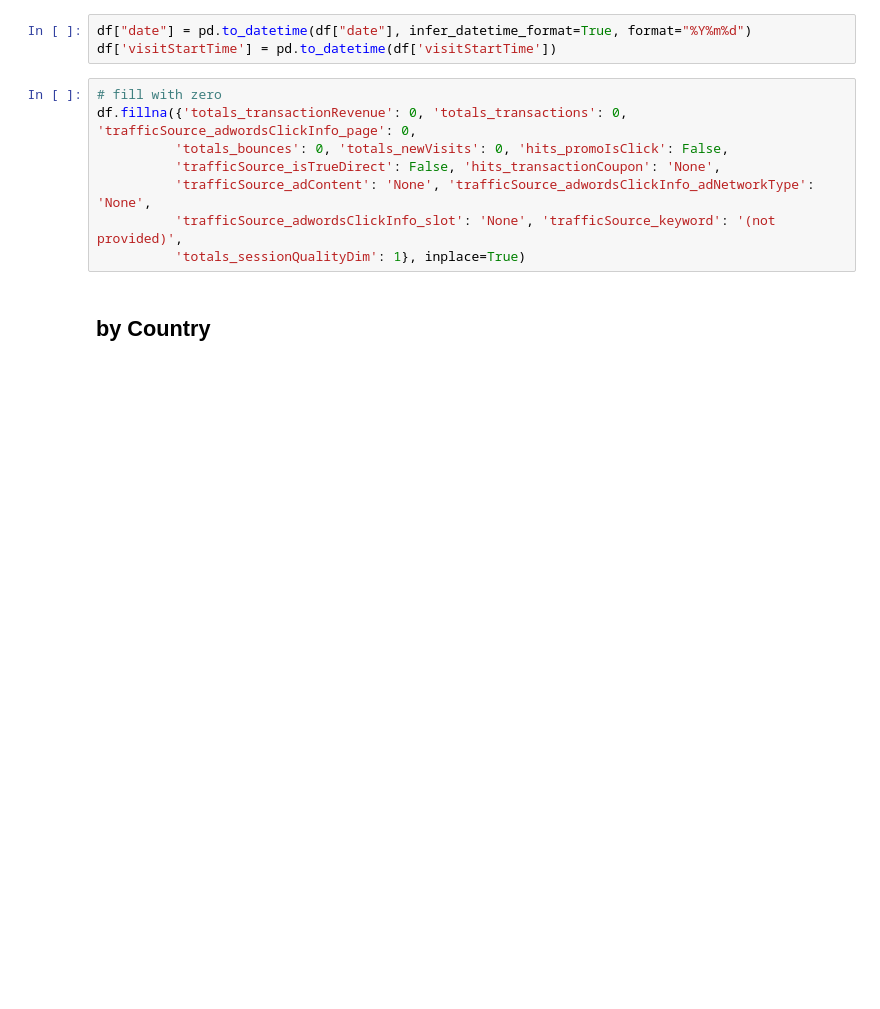
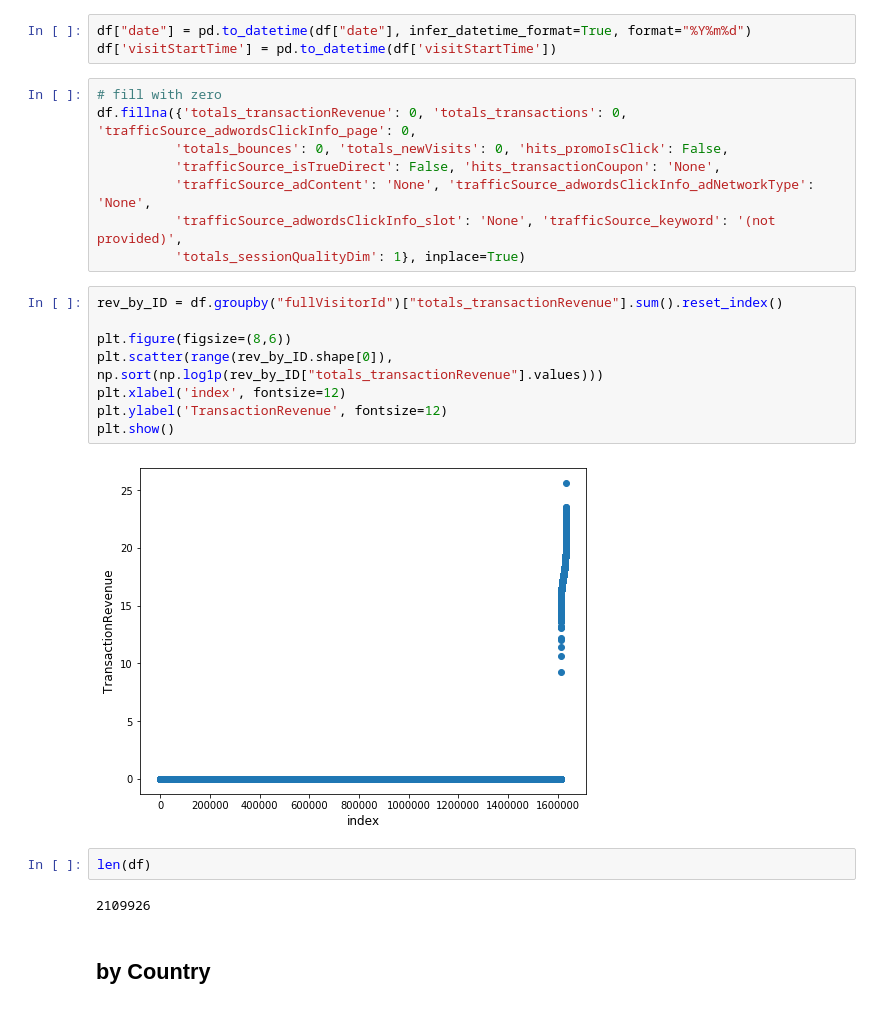
Before and after one commit to m-musiol/Capstone-NF_GA-Prediction, a Jupyter notebook: EDA.ipynb, the cells around one changed output. Drawn from its saved outputs; the diff is of its cells as text; blank space fills up the shorter version.

```diff
--- a/8.Data_Visualization.ipynb
+++ b/EDA.ipynb
@@ -68,6 +68,20 @@ df.fillna({'totals_transactionRevenue': 0, 'totals_transactions': 0, 'trafficSou
           'trafficSource_adContent': 'None', 'trafficSource_adwordsClickInfo_adNetworkType': 'None',
           'trafficSource_adwordsClickInfo_slot': 'None', 'trafficSource_keyword': '(not provided)',
           'totals_sessionQualityDim': 1}, inplace=True)
+# %%
+rev_by_ID = df.groupby("fullVisitorId")["totals_transactionRevenue"].sum().reset_index()
+
+plt.figure(figsize=(8,6))
+plt.scatter(range(rev_by_ID.shape[0]), np.sort(np.log1p(rev_by_ID["totals_transactionRevenue"].values)))
+plt.xlabel('index', fontsize=12)
+plt.ylabel('TransactionRevenue', fontsize=12)
+plt.show()
+# %% [output]
+[figure, added]
+# %%
+len(df)
+# %% [output]
+2109926
 # %% [markdown]
 ## by Country
 # %% [markdown]
```
Also changed, not shown: parts of 2 cells of this notebook, 4 other files.
